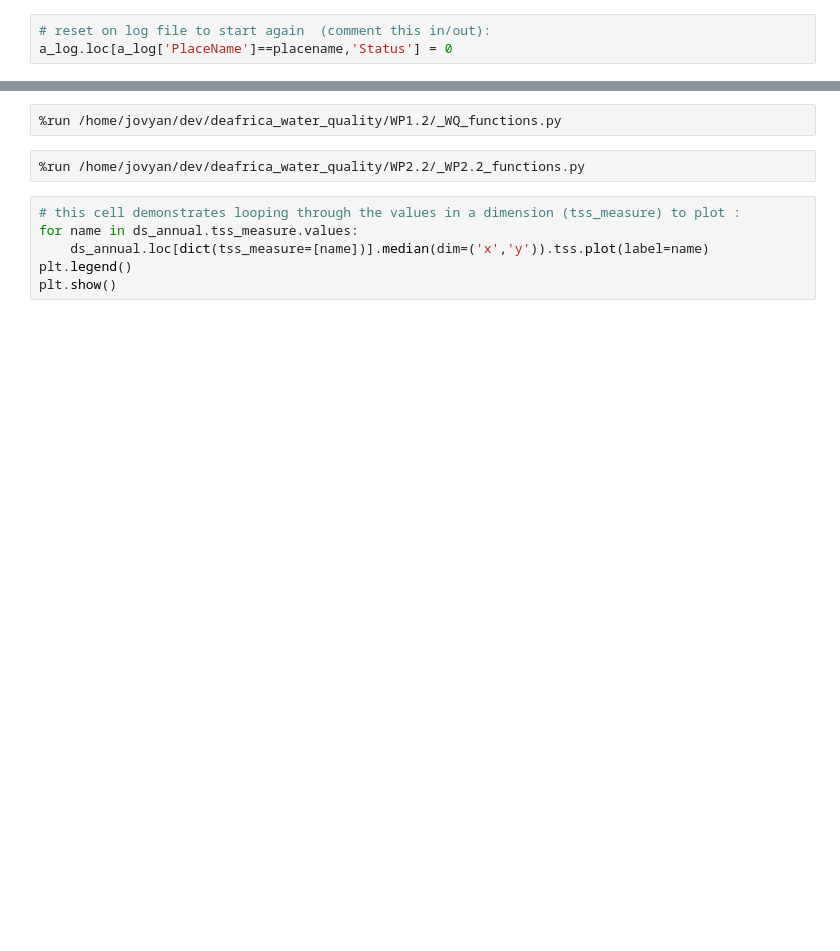
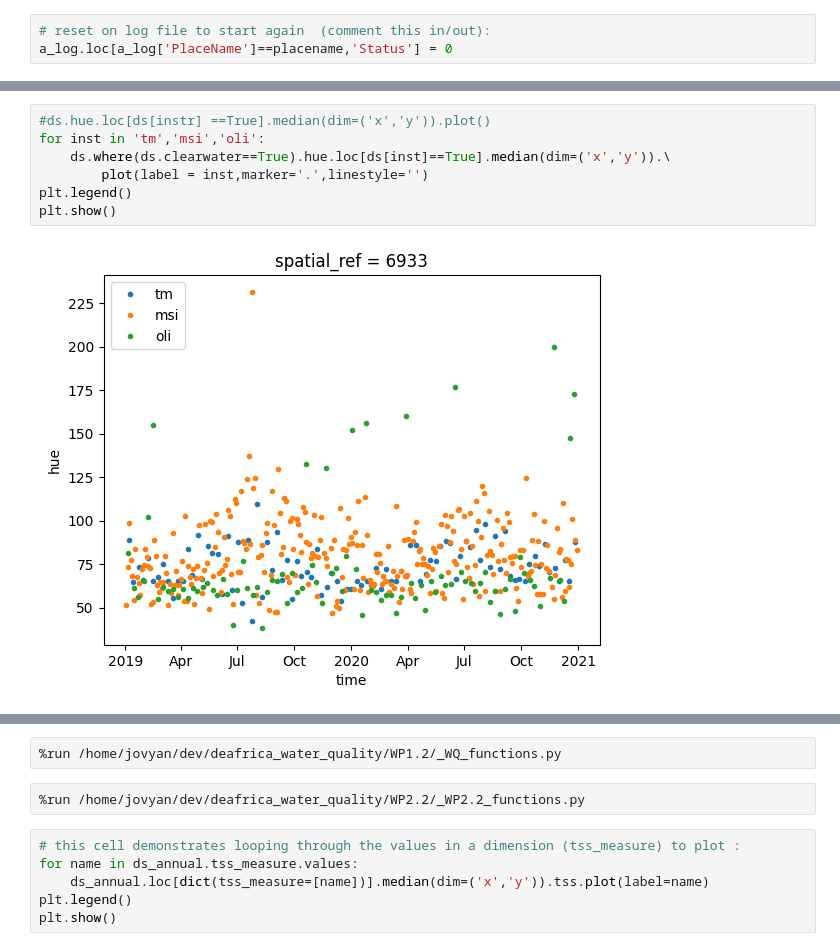
Before and after one commit to digitalearthafrica/deafrica_water_quality, a Jupyter notebook: WP2.2/WP2.2.ipynb, the cells around one changed output, grey strips where cells are left out. Saved outputs shown, nothing was run; the diff lists cells and outputs as text; blank space fills up the shorter version.

```diff
--- a/WP2.2/WP2.2.ipynb
+++ b/WP2.2/WP2.2.ipynb
@@ -379,3 +427,12 @@ Data list =  dict_keys(['oli', 'msi', 'tm'])
+# %%
+#ds.hue.loc[ds[instr] ==True].median(dim=('x','y')).plot()
+for inst in 'tm','msi','oli':
+    ds.where(ds.clearwater==True).hue.loc[ds[inst]==True].median(dim=('x','y')).\
+        plot(label = inst,marker='.',linestyle='')
+plt.legend()
+plt.show()
+# %% [output]
+[figure, added]
 # %%
 gc.collect()
 # %% [output]
```
Also changed, not shown: parts of 28 cells of this notebook.
